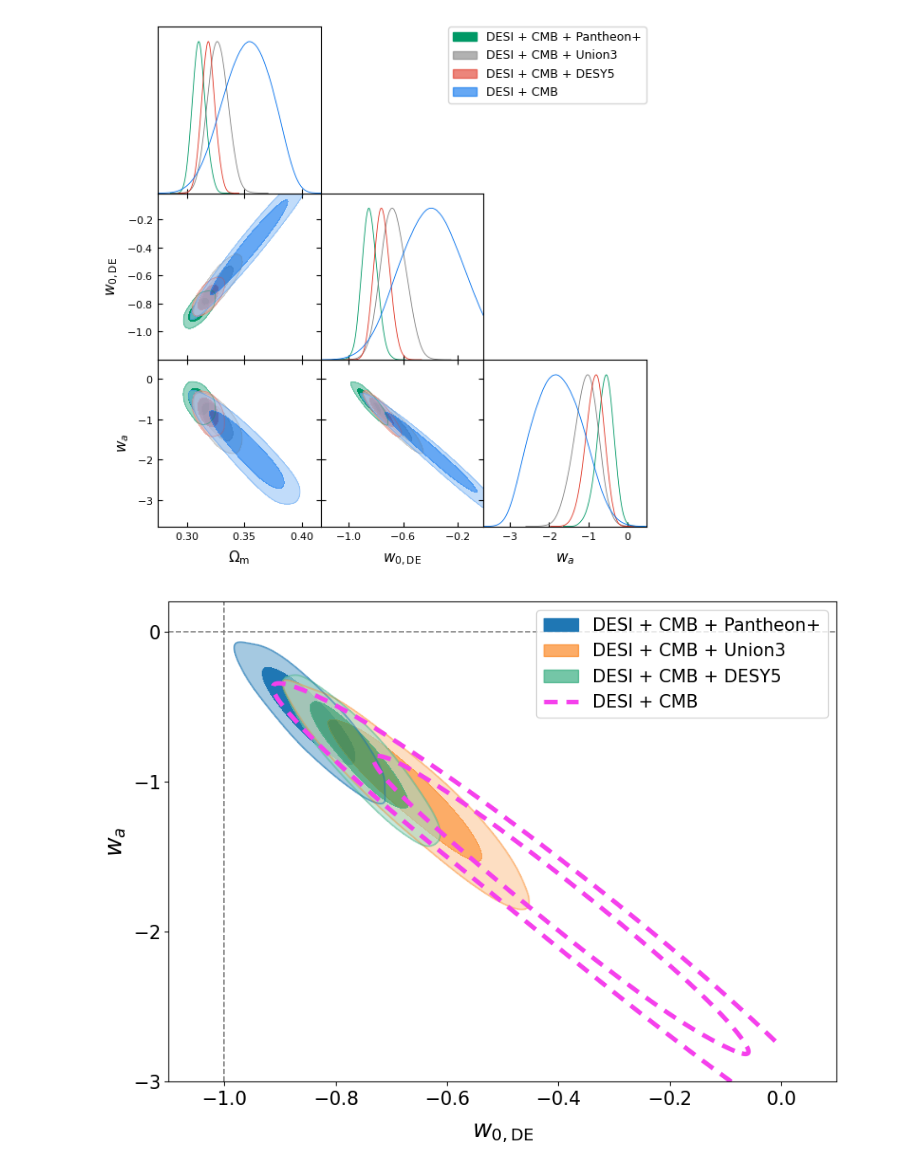
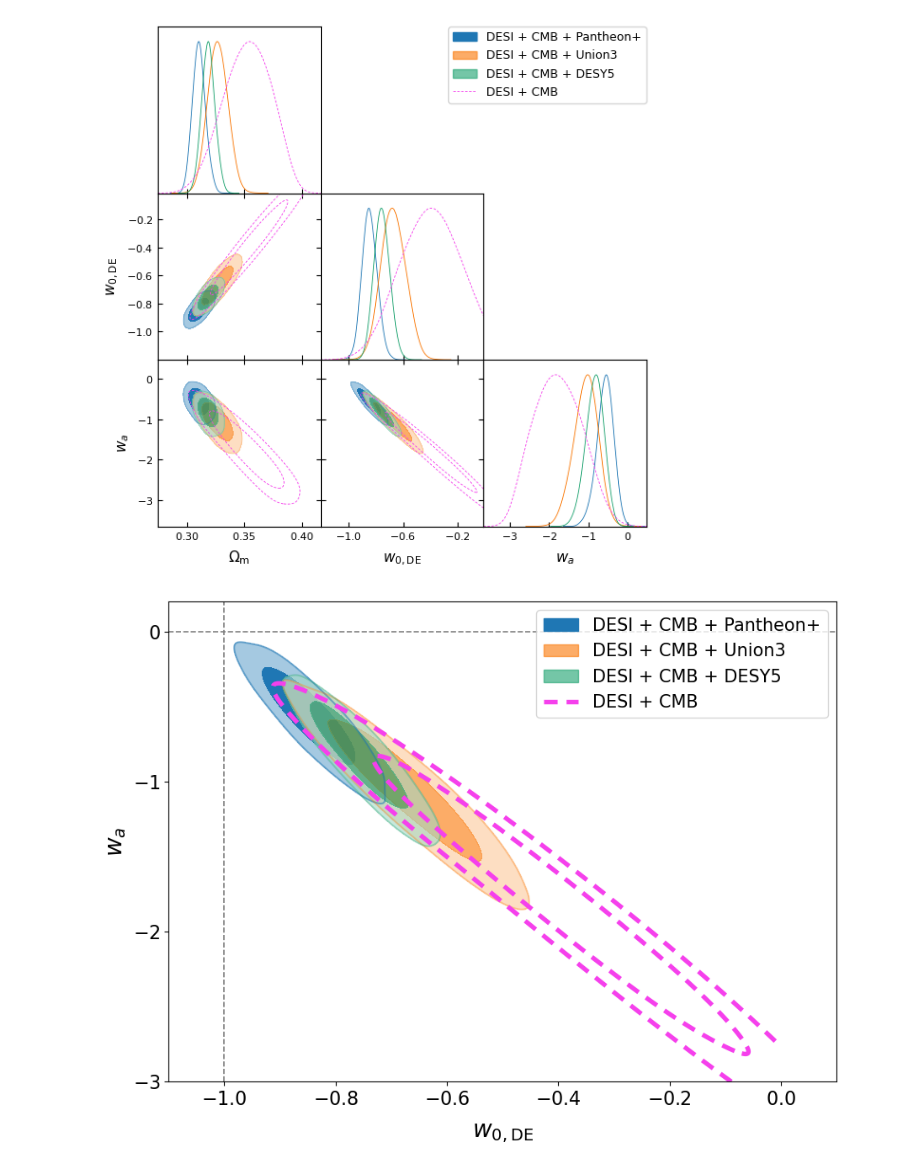
Before and after one commit to paulamachado295/Projeto_LateDE, a Jupyter notebook: Fig11_DESI _DR2.ipynb, the cells around one changed output. Drawn from its saved outputs; the diff is of its cells as text; code cells hidden in the pictures.

```diff
--- a/Fig11_DESI _DR2.ipynb
+++ b/Fig11_DESI _DR2.ipynb
@@ -14,20 +14,22 @@ for ch in [chain1, chain2, chain3, chain4]:
 # %%
 g = plots.get_subplot_plotter()
 g.settings.alpha_filled_add = 0.6
 
 g.triangle_plot(
     [chain1, chain2, chain3, chain4],
     ["omegam", "w", "wa"],
     filled=True,
   legend_labels=[
         "DESI + CMB + Pantheon+",
         "DESI + CMB + Union3",
         "DESI + CMB + DESY5",
         "DESI + CMB"
-    ]
+    ],
+     line_args=[{"color": "#1f77b4"}, {"color": "#fa7602"}, {"color": "#18a16d"}, {"ls": "--","color": "#f540ec"}],
+    contour_args=[{"color": "#1f77b4"}, {"color": "#fa7602"}, {"color": "#18a16d"}, {"filled":False, "ls": "--","color": "#f540ec"}],
 )
 # %% [output]
-[figure, old version]
+[figure, new version]
 # %%
 from getdist import plots
 
```
Also changed, not shown: parts of 1 cell of this notebook.
